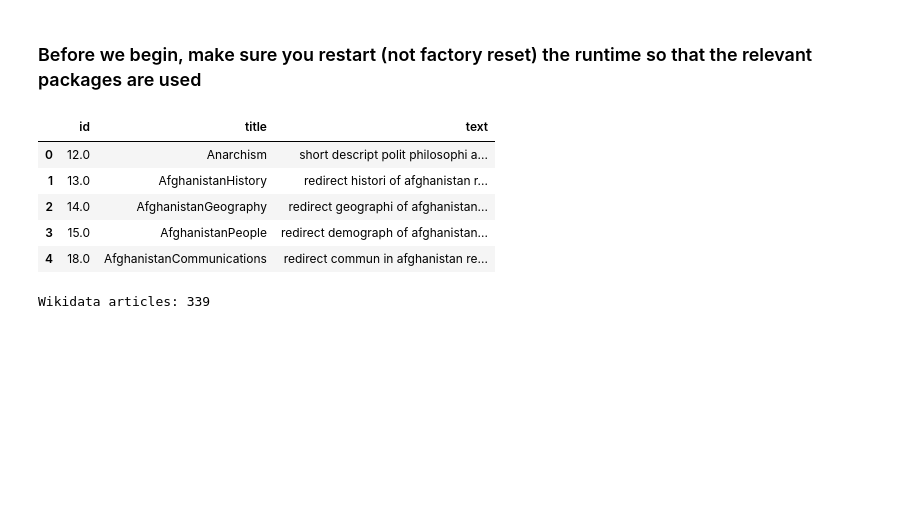
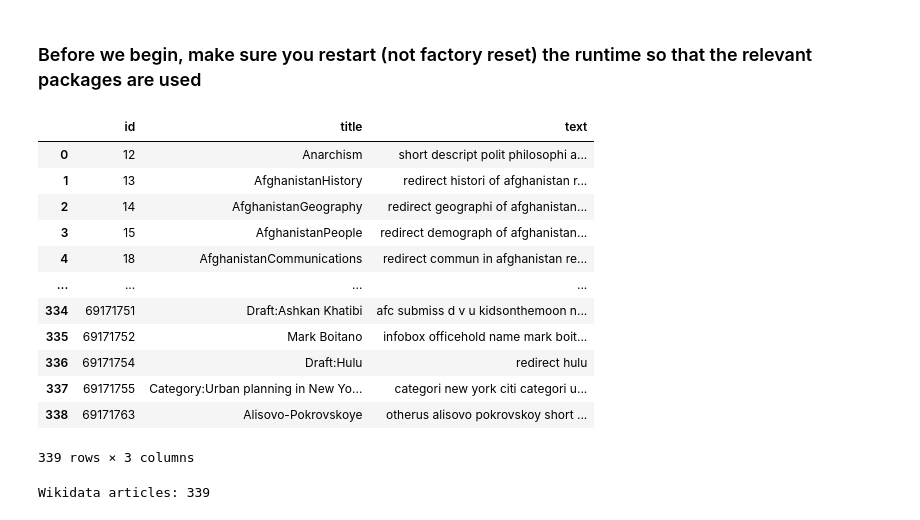
Before and after one commit to zsxkib/TTDS-G35-CW3, a Jupyter notebook: python/draft_vector_search.ipynb, the cells around one changed output. Drawn from its saved outputs; the diff is of its cells as text; code cells hidden in the pictures; blank space fills up the shorter version.

```diff
--- a/python/draft_vector_search.ipynb
+++ b/python/draft_vector_search.ipynb
@@ -108,16 +113,23 @@ for event, elem in context:
         id = elem.find('id', namespaces=NSMAP).text
         text = elem.find('revision').find('text').text
         text = ' '.join([ps.stem(word.strip()) for word in re.split('[^a-zA-Z0-9]', text) if word != '' and word.lower()])
-        df = df.append({'id': float(id), 'title': title, 'text': text}, ignore_index=True)
+        df = df.append({'id': id, 'title': title, 'text': text}, ignore_index=True)
 # %%
-df.head()
+df
 # %% [output]
 |  | id | title | text |
-| 0 | 12.0 | Anarchism | short descript polit philosophi a... |
-| 1 | 13.0 | AfghanistanHistory | redirect histori of afghanistan r... |
-| 2 | 14.0 | AfghanistanGeography | redirect geographi of afghanistan... |
-| 3 | 15.0 | AfghanistanPeople | redirect demograph of afghanistan... |
-| 4 | 18.0 | AfghanistanCommunications | redirect commun in afghanistan re... |
+| 0 | 12 | Anarchism | short descript polit philosophi a... |
+| 1 | 13 | AfghanistanHistory | redirect histori of afghanistan r... |
+| 2 | 14 | AfghanistanGeography | redirect geographi of afghanistan... |
+| 3 | 15 | AfghanistanPeople | redirect demograph of afghanistan... |
+| 4 | 18 | AfghanistanCommunications | redirect commun in afghanistan re... |
+| ... | ... | ... | ... |
+| 334 | 69171751 | Draft:Ashkan Khatibi | afc submiss d v u kidsonthemoon n... |
+| 335 | 69171752 | Mark Boitano | infobox officehold name mark boit... |
+| 336 | 69171754 | Draft:Hulu | redirect hulu |
+| 337 | 69171755 | Category:Urban planning in New Yo... | categori new york citi categori u... |
+| 338 | 69171763 | Alisovo-Pokrovskoye | otherus alisovo pokrovskoy short ... |
+339 rows × 3 columns
 # %%
 print(f"Wikidata articles: {df.id.unique().shape[0]}")
 # %% [output]
```
Also changed, not shown: parts of 11 cells of this notebook.
